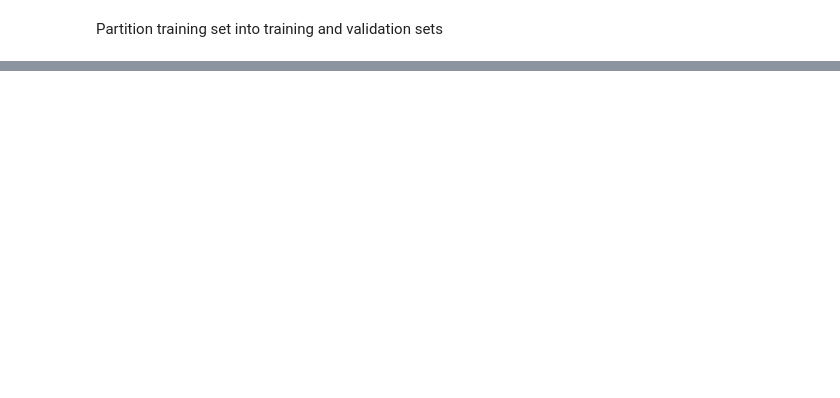
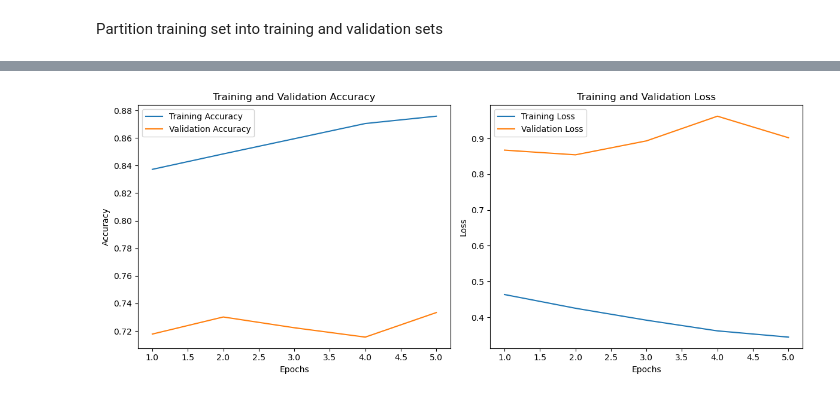
Before and after one commit to yemigabriel/CNN-Assignment-Practice, a Jupyter notebook: CNN Practice.ipynb, the cells around one changed output, grey strips where cells are left out. Cells and saved outputs as stored; diff of their text form; code cells hidden in the pictures; blank space fills up the shorter version.

```diff
--- a/CNN Practice.ipynb
+++ b/CNN Practice.ipynb
@@ -62,18 +68,18 @@ x_train, x_val, y_train, y_val = train_test_split(x_train, y_train, test_size=0.
 # %%
 from tensorflow.keras.models import Sequential
 from tensorflow.keras.layers import Conv2D, MaxPooling2D, Flatten, Dense, Dropout
+from tensorflow.keras.callbacks import EarlyStopping
 
 # Build a simple CNN model
 model = Sequential()
 
-# Convolutional layers
+# Convolutional & Pooling layers
 model.add(Conv2D(32, (3, 3), activation='relu', input_shape=(32, 32, 3)))
 model.add(MaxPooling2D(pool_size=(2, 2)))
-
 model.add(Conv2D(64, (3, 3), activation='relu'))
 model.add(MaxPooling2D(pool_size=(2, 2)))
-
-# Fully connected layers
+...
+# Flattening & Fully connected layers
 model.add(Flatten())
 model.add(Dense(512, activation='relu'))
 model.add(Dropout(0.5))
@@ -83,13 +89,18 @@ model.add(Dense(10, activation='softmax'))
 model.compile(optimizer='adam',
               loss='categorical_crossentropy',
               metrics=['accuracy'])
+
+# Define EarlyStopping callback
+early_stopping = EarlyStopping(monitor='val_loss', patience=5, restore_best_weights=True)
 # %%
 #5 Train the model
 # Define the number of epochs and include validation data for tuning:
 
 history = model.fit(x_train, y_train,
-                    epochs=20,  # Adjust the number of epochs based on early stopping or training curves
+                    epochs=20,                    # Train up to 50 epochs
                     validation_data=(x_val, y_val),
-                    batch_size=64)  # Adjust batch size based on memory capacity
+                    batch_size=64,                 # Batch size of 64
+                    callbacks=[early_stopping]     # Early stopping callback
+)
 # %% [output]
 Epoch 1/20
@@ -181,0 +148,34 @@ The model predicts this is a: dog
+# %%
+# Extract training and validation accuracy, and loss from the history object
+acc = history.history['accuracy']
+val_acc = history.history['val_accuracy']
+loss = history.history['loss']
+val_loss = history.history['val_loss']
+epochs = range(1, len(acc) + 1)
+
+# Create subplots: one for accuracy, one for loss
+plt.figure(figsize=(12, 5))
+
+# Plot Accuracy
+plt.subplot(1, 2, 1)
+plt.plot(epochs, acc, label='Training Accuracy')
+plt.plot(epochs, val_acc, label='Validation Accuracy')
+plt.title('Training and Validation Accuracy')
+plt.xlabel('Epochs')
+plt.ylabel('Accuracy')
+plt.legend()
+
+# Plot Loss
+plt.subplot(1, 2, 2)
+plt.plot(epochs, loss, label='Training Loss')
+plt.plot(epochs, val_loss, label='Validation Loss')
+plt.title('Training and Validation Loss')
+plt.xlabel('Epochs')
+plt.ylabel('Loss')
+plt.legend()
+
+# Show the plots
+plt.tight_layout()
+plt.show()
+# %% [output]
+[figure, added]
```
Also changed, not shown: parts of 18 cells of this notebook, 4 other files.
